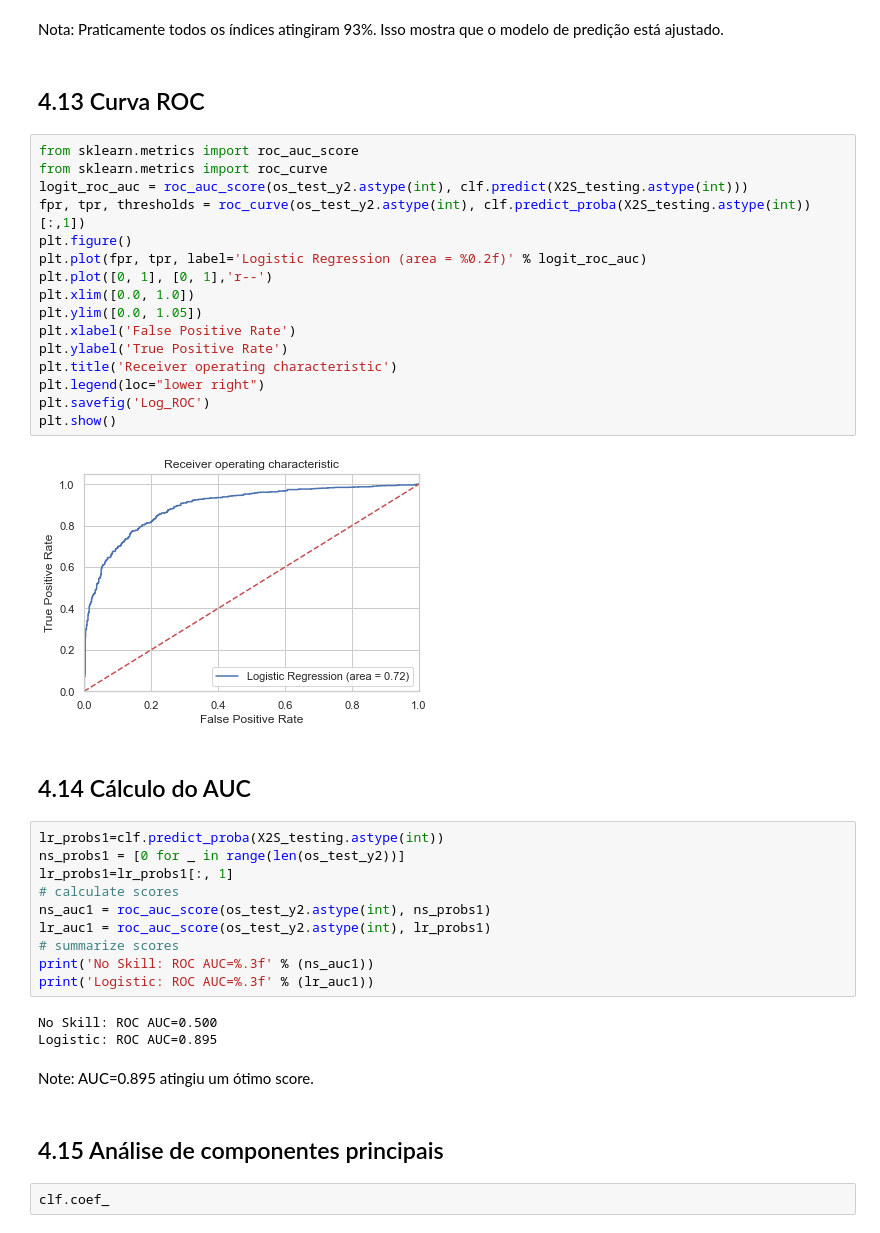
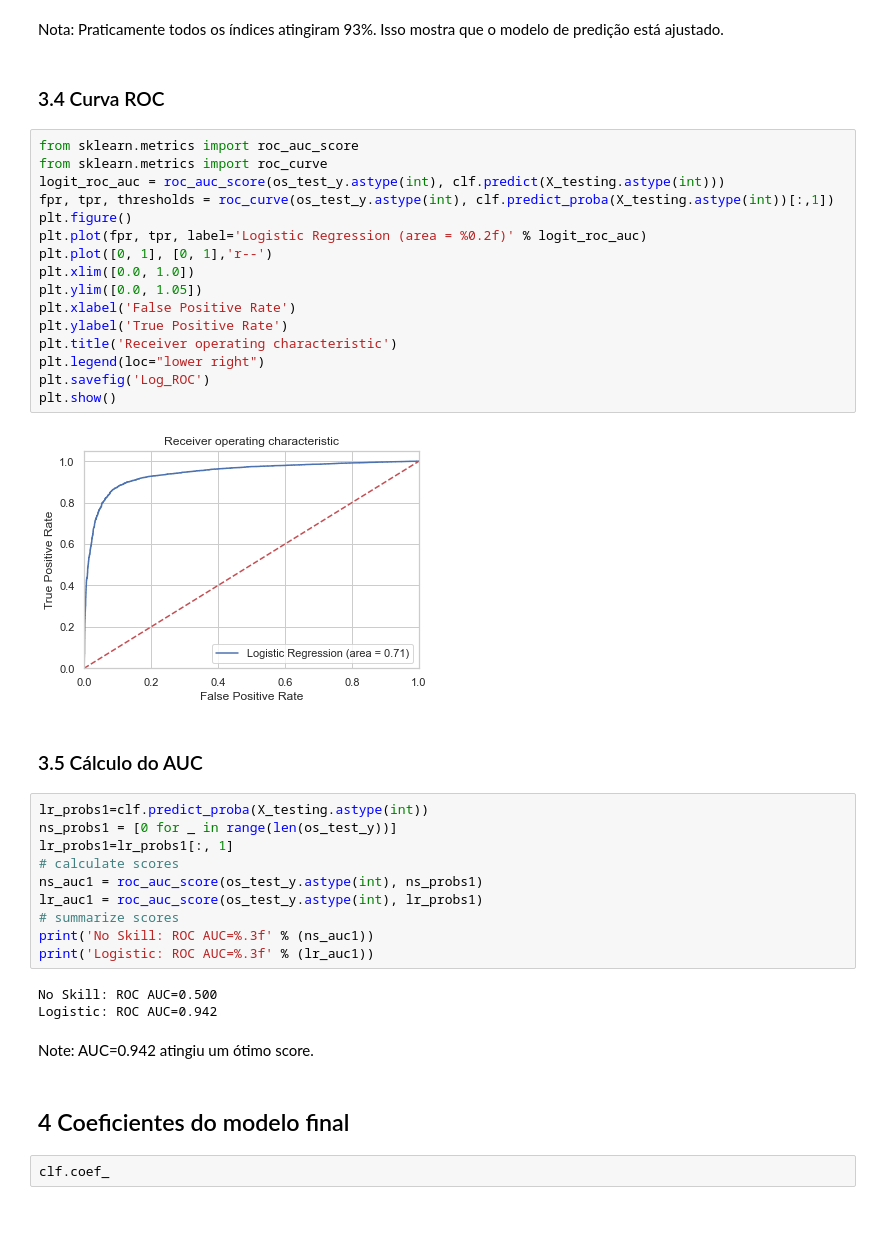
Before and after one commit to edbkei/MO416PROJ3, a Jupyter notebook: Projeto3/Project3.ipynb, the cells around one changed output. Cells and saved outputs as stored; diff of their text form.

```diff
--- a/Projeto3/Project3.ipynb
+++ b/Projeto3/Project3.ipynb
@@ -650,44 +405,44 @@ weighted avg       0.93      0.93      0.93      2228
 # %% [markdown]
 Nota: Praticamente todos os índices atingiram 93%. Isso mostra que o modelo de predição está ajustado.
 # %% [markdown]
-## 4.13 Curva ROC
+### 3.4 Curva ROC
 # %%
 from sklearn.metrics import roc_auc_score
 from sklearn.metrics import roc_curve
-logit_roc_auc = roc_auc_score(os_test_y2.astype(int), clf.predict(X2S_testing.astype(int)))
-fpr, tpr, thresholds = roc_curve(os_test_y2.astype(int), clf.predict_proba(X2S_testing.astype(int))[:,1])
+logit_roc_auc = roc_auc_score(os_test_y.astype(int), clf.predict(X_testing.astype(int)))
+fpr, tpr, thresholds = roc_curve(os_test_y.astype(int), clf.predict_proba(X_testing.astype(int))[:,1])
 plt.figure()
 plt.plot(fpr, tpr, label='Logistic Regression (area = %0.2f)' % logit_roc_auc)
 plt.plot([0, 1], [0, 1],'r--')
 plt.xlim([0.0, 1.0])
 plt.ylim([0.0, 1.05])
 plt.xlabel('False Positive Rate')
 plt.ylabel('True Positive Rate')
 plt.title('Receiver operating characteristic')
 plt.legend(loc="lower right")
 plt.savefig('Log_ROC')
 plt.show()
 # %% [output]
-[figure, old version]
+[figure, new version]
 # %% [markdown]
-## 4.14 Cálculo do AUC
+### 3.5 Cálculo do AUC
 # %%
-lr_probs1=clf.predict_proba(X2S_testing.astype(int))
-ns_probs1 = [0 for _ in range(len(os_test_y2))]
+lr_probs1=clf.predict_proba(X_testing.astype(int))
+ns_probs1 = [0 for _ in range(len(os_test_y))]
 lr_probs1=lr_probs1[:, 1]
 # calculate scores
-ns_auc1 = roc_auc_score(os_test_y2.astype(int), ns_probs1)
-lr_auc1 = roc_auc_score(os_test_y2.astype(int), lr_probs1)
+ns_auc1 = roc_auc_score(os_test_y.astype(int), ns_probs1)
+lr_auc1 = roc_auc_score(os_test_y.astype(int), lr_probs1)
 # summarize scores
 print('No Skill: ROC AUC=%.3f' % (ns_auc1))
 print('Logistic: ROC AUC=%.3f' % (lr_auc1))
 # %% [output]
 No Skill: ROC AUC=0.500
-Logistic: ROC AUC=0.895
+Logistic: ROC AUC=0.942
 # %% [markdown]
-Note: AUC=0.895 atingiu um ótimo score.
+Note: AUC=0.942 atingiu um ótimo score.
-# %% [markdown]
-## 4.15 Análise de componentes principais
+# %% [markdown]
+## 4 Coeficientes do modelo final
 # %%
 clf.coef_
 # %% [output]
```
Also changed, not shown: parts of 40 cells of this notebook.
